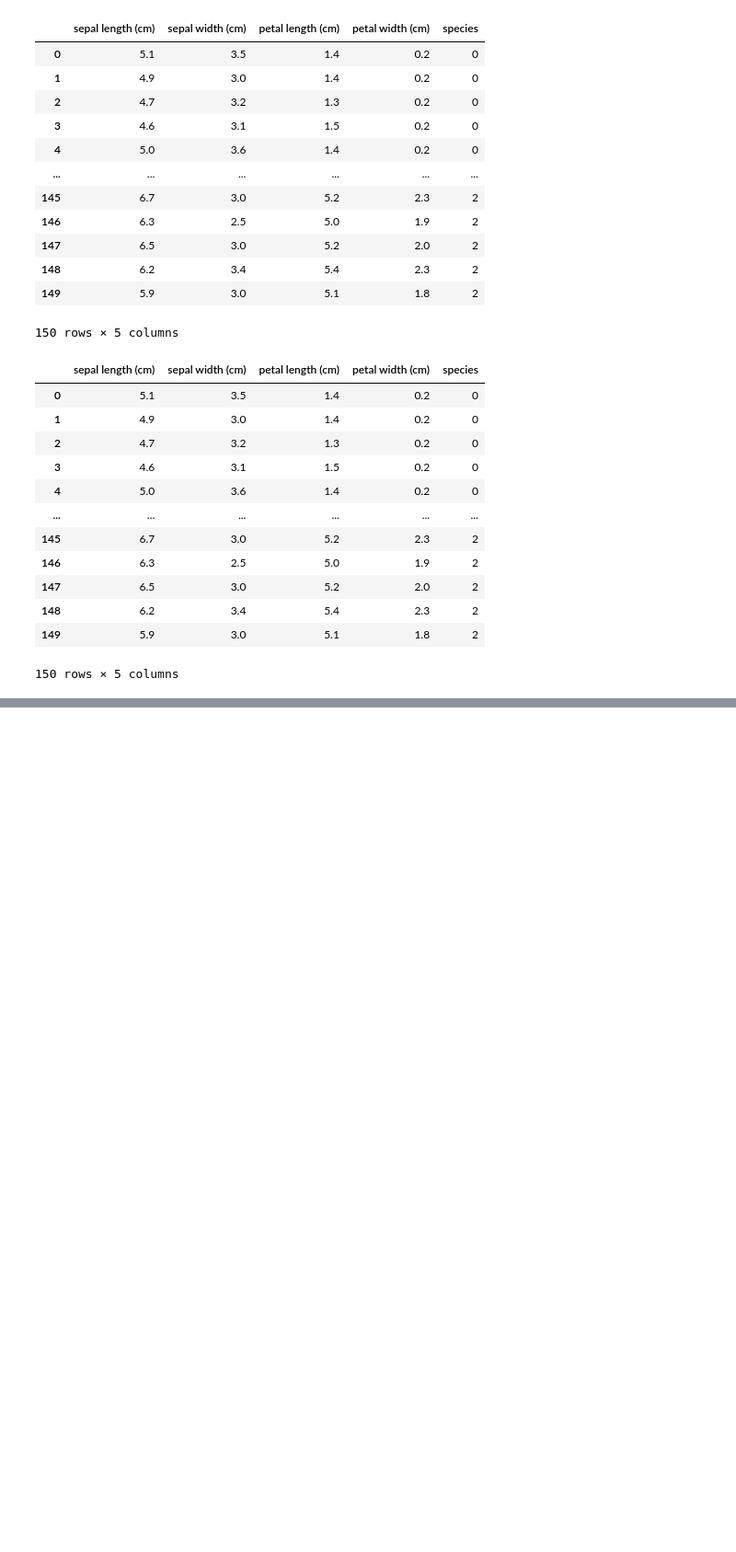
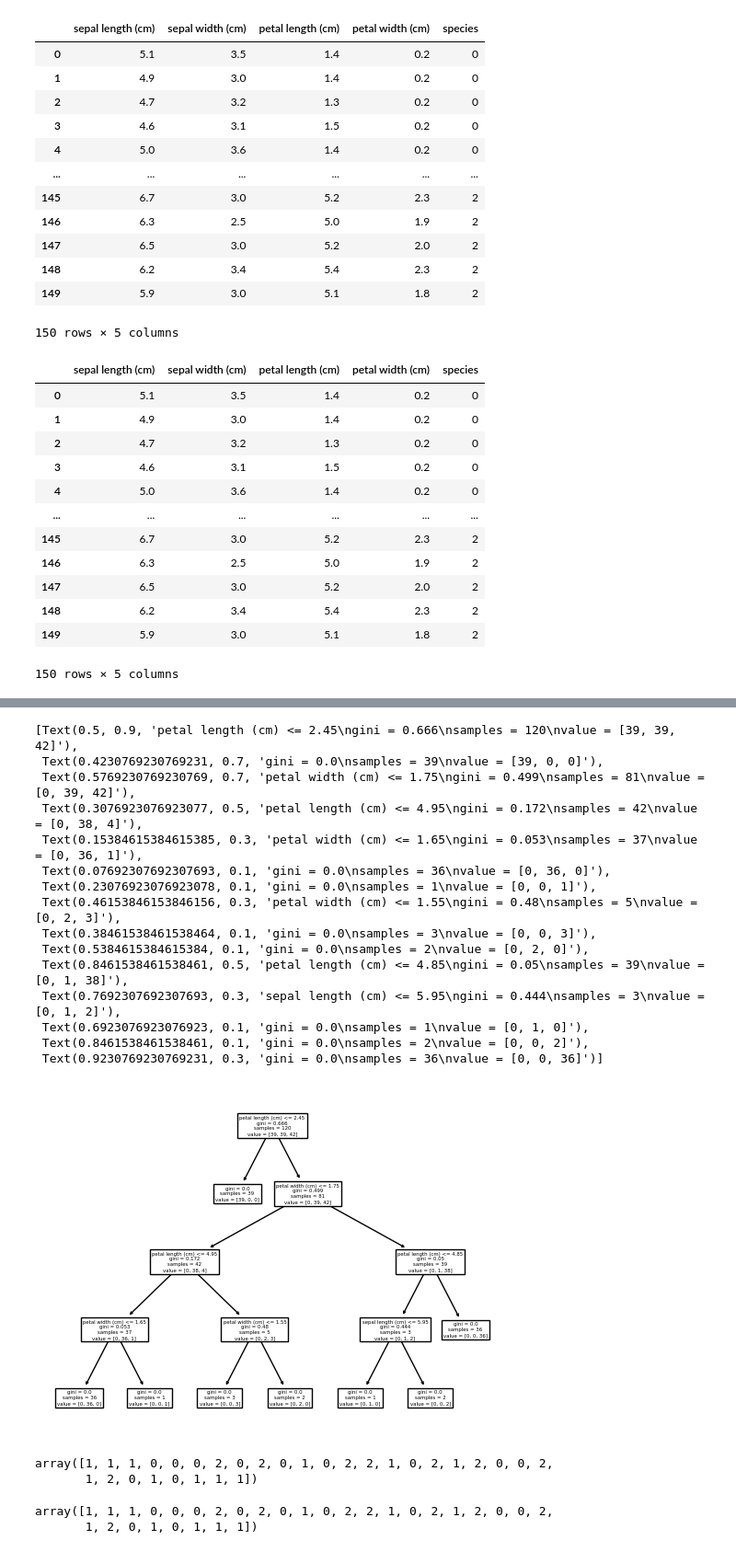
Before and after one commit to Mahdiyeh-Asgharpour/iris, a Jupyter notebook: iris_project.ipynb, the cells around one changed output, grey strips where cells are left out. Shown at 92% size. Cells and saved outputs as stored; diff of their text form; code cells hidden in the pictures; blank space fills up the shorter version.

Commit message:
Model Building

```diff
--- a/iris_project.ipynb
+++ b/iris_project.ipynb
@@ -142,3 +148,8 @@ df
 X = df.drop('species', axis=1)
 y = df['species']
 X_train, X_test, y_train, y_test = train_test_split(X, y, test_size=0.2, shuffle=True)#train:80% test:20%
+# %%
+lr=linear_model.LogisticRegression()
+lr.fit(X_train,y_train)
+predict=lr.predict(X_test)
+predict
@@ -144,0 +166,37 @@ X_train, X_test, y_train, y_test = train_test_split(X, y, test_size=0.2, shuffle
+# %%
+dt=DecisionTreeClassifier()
+dt=dt.fit(X_train,y_train)
+tree.plot_tree(dt,feature_names=df.columns)
+# %% [output]
+[Text(0.5, 0.9, 'petal length (cm) <= 2.45\ngini = 0.666\nsamples = 120\nvalue = [39, 39, 42]'),
+ Text(0.4230769230769231, 0.7, 'gini = 0.0\nsamples = 39\nvalue = [39, 0, 0]'),
+ Text(0.5769230769230769, 0.7, 'petal width (cm) <= 1.75\ngini = 0.499\nsamples = 81\nvalue = [0, 39, 42]'),
+ Text(0.3076923076923077, 0.5, 'petal length (cm) <= 4.95\ngini = 0.172\nsamples = 42\nvalue = [0, 38, 4]'),
+ Text(0.15384615384615385, 0.3, 'petal width (cm) <= 1.65\ngini = 0.053\nsamples = 37\nvalue = [0, 36, 1]'),
+ Text(0.07692307692307693, 0.1, 'gini = 0.0\nsamples = 36\nvalue = [0, 36, 0]'),
+ Text(0.23076923076923078, 0.1, 'gini = 0.0\nsamples = 1\nvalue = [0, 0, 1]'),
+ Text(0.46153846153846156, 0.3, 'petal width (cm) <= 1.55\ngini = 0.48\nsamples = 5\nvalue = [0, 2, 3]'),
+ Text(0.38461538461538464, 0.1, 'gini = 0.0\nsamples = 3\nvalue = [0, 0, 3]'),
+ Text(0.5384615384615384, 0.1, 'gini = 0.0\nsamples = 2\nvalue = [0, 2, 0]'),
+ Text(0.8461538461538461, 0.5, 'petal length (cm) <= 4.85\ngini = 0.05\nsamples = 39\nvalue = [0, 1, 38]'),
+ Text(0.7692307692307693, 0.3, 'sepal length (cm) <= 5.95\ngini = 0.444\nsamples = 3\nvalue = [0, 1, 2]'),
+ Text(0.6923076923076923, 0.1, 'gini = 0.0\nsamples = 1\nvalue = [0, 1, 0]'),
+ Text(0.8461538461538461, 0.1, 'gini = 0.0\nsamples = 2\nvalue = [0, 0, 2]'),
+ Text(0.9230769230769231, 0.3, 'gini = 0.0\nsamples = 36\nvalue = [0, 0, 36]')]
+[figure, added]
+# %%
+rf=RandomForestClassifier()
+rf.fit(X_train,y_train)
+rfp=rf.predict(X_test)
+rfp
+# %% [output]
+array([1, 1, 1, 0, 0, 0, 2, 0, 2, 0, 1, 0, 2, 2, 1, 0, 2, 1, 2, 0, 0, 2,
+       1, 2, 0, 1, 0, 1, 1, 1])
+# %%
+svm = SVC()
+svm.fit(X_train, y_train)
+svmp=svm.predict(X_test)
+svmp
+# %% [output]
+array([1, 1, 1, 0, 0, 0, 2, 0, 2, 0, 1, 0, 2, 2, 1, 0, 2, 1, 2, 0, 0, 2,
+       1, 2, 0, 1, 0, 1, 1, 1])
```
Also changed, not shown: parts of 3 cells of this notebook.
